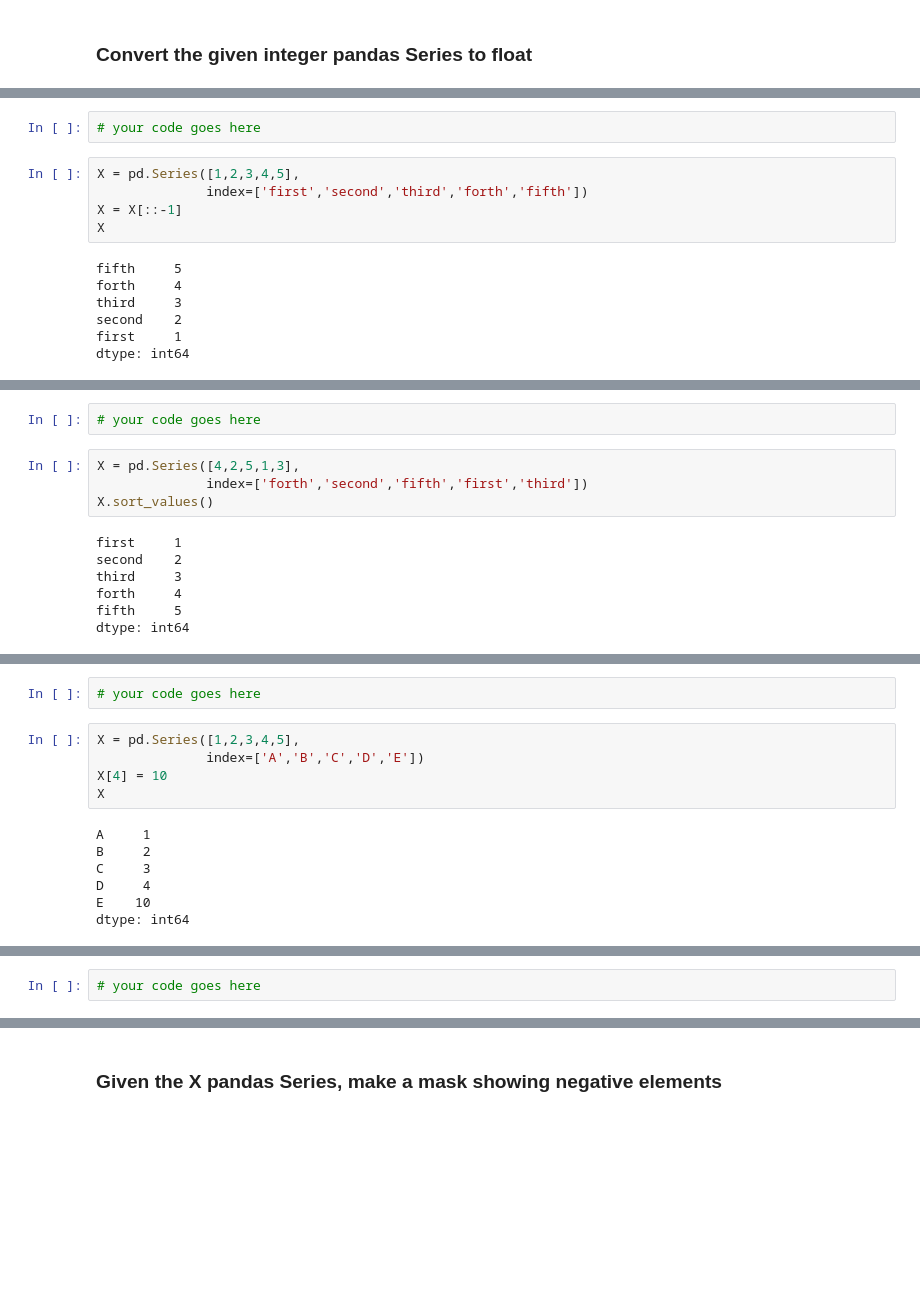
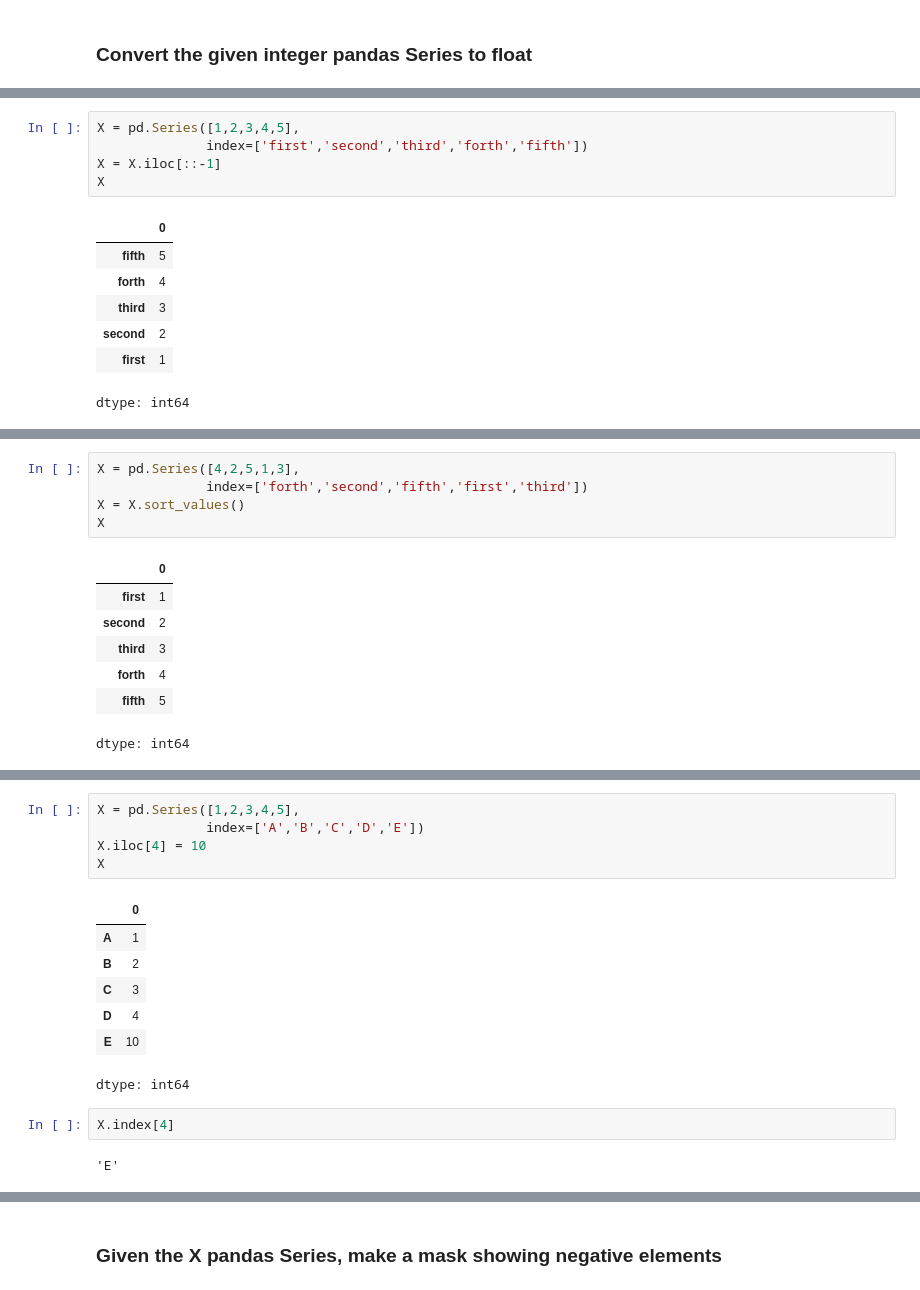
Before and after one commit to zhuowang0607/freecodecamp-intro-to-pandas, a Jupyter notebook: 2 - Pandas Series exercises.ipynb, the cells around one changed output, grey strips where cells are left out. Drawn from its saved outputs; the diff is of its cells as text; blank space fills up the shorter version.

```diff
--- a/2 - Pandas Series exercises.ipynb
+++ b/2 - Pandas Series exercises.ipynb
@@ -184,61 +207,61 @@ dtype: float64
 ![green-divider](https://user-images.githubusercontent.com/7065401/52071924-c003ad80-2562-11e9-8297-1c6595f8a7ff.png)
 
 ### Reverse the given pandas Series (first element becomes last)
-# %%
-# your code goes here
 # %%
 X = pd.Series([1,2,3,4,5],
               index=['first','second','third','forth','fifth'])
-X = X[::-1]
+X = X.iloc[::-1]
 X
 # %% [output]
+|  | 0 |
+| fifth | 5 |
+| forth | 4 |
+| third | 3 |
+| second | 2 |
+| first | 1 |
-fifth     5
-forth     4
-third     3
-second    2
-first     1
 dtype: int64
 # %% [markdown]
 ![green-divider](https://user-images.githubusercontent.com/7065401/52071924-c003ad80-2562-11e9-8297-1c6595f8a7ff.png)
 
 ### Order (sort) the given pandas Series
-# %%
-# your code goes here
 # %%
 X = pd.Series([4,2,5,1,3],
               index=['forth','second','fifth','first','third'])
-X.sort_values()
+X = X.sort_values()
+X
 # %% [output]
+|  | 0 |
+| first | 1 |
+| second | 2 |
+| third | 3 |
+| forth | 4 |
+| fifth | 5 |
-first     1
-second    2
-third     3
-forth     4
-fifth     5
 dtype: int64
 # %% [markdown]
 ![green-divider](https://user-images.githubusercontent.com/7065401/52071924-c003ad80-2562-11e9-8297-1c6595f8a7ff.png)
 
 ### Given the X pandas Series, set the fifth element equal to 10
-# %%
-# your code goes here
 # %%
 X = pd.Series([1,2,3,4,5],
               index=['A','B','C','D','E'])
-X[4] = 10
+X.iloc[4] = 10
 X
 # %% [output]
+|  | 0 |
+| A | 1 |
+| B | 2 |
+| C | 3 |
+| D | 4 |
+| E | 10 |
-A     1
-B     2
-C     3
-D     4
-E    10
 dtype: int64
+# %%
+X.index[4]
+# %% [output]
+'E'
 # %% [markdown]
 ![green-divider](https://user-images.githubusercontent.com/7065401/52071924-c003ad80-2562-11e9-8297-1c6595f8a7ff.png)
 
 ### Given the X pandas Series, change all the middle elements to 0
-# %%
-# your code goes here
 # %%
 X = pd.Series([1,2,3,4,5],
               index=['A','B','C','D','E'])
```
Also changed, not shown: parts of 46 cells of this notebook.
